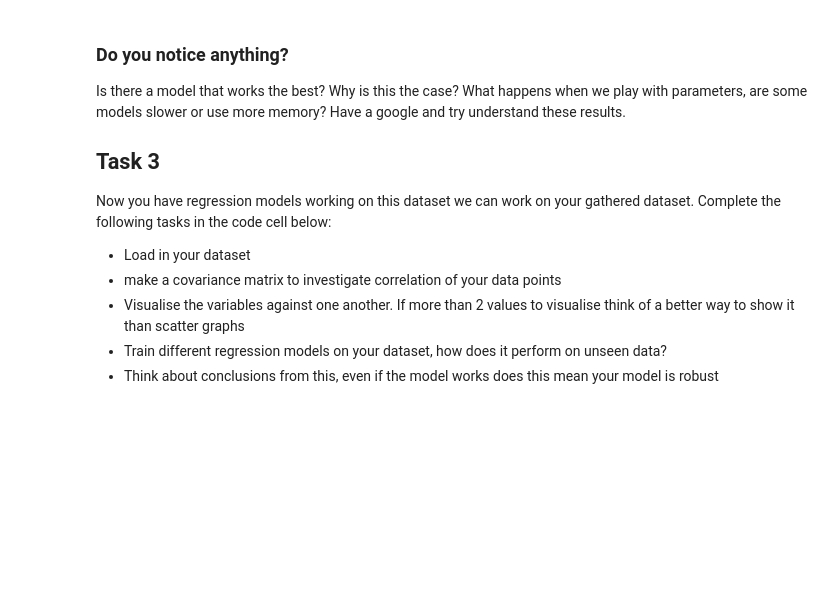
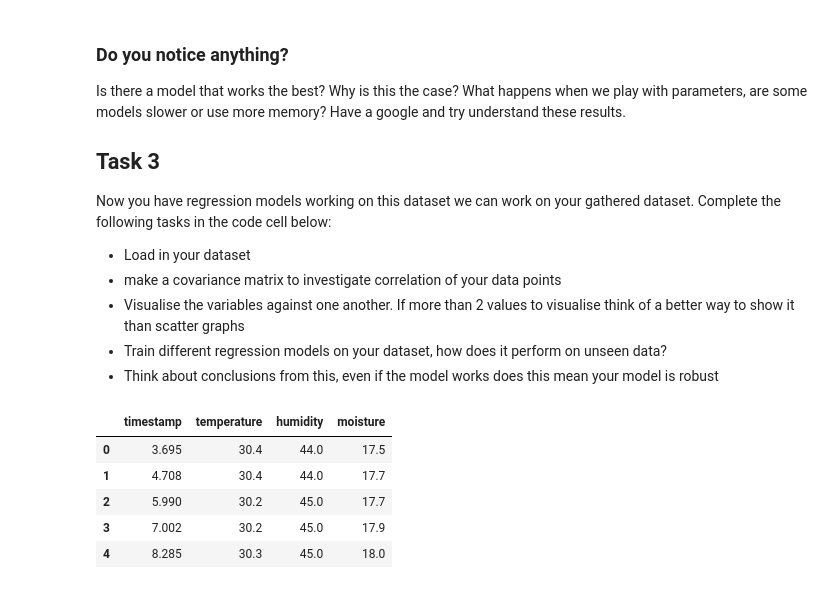
Before and after one commit to CoderEli/Datalogging-and-machine-learning-course, a Jupyter notebook: Labs/Lab 6/lab.ipynb, the cells around one changed output. Saved outputs shown, nothing was run; the diff lists cells and outputs as text; code cells hidden in the pictures; blank space fills up the shorter version.

```diff
--- a/Labs/Lab 6/lab.ipynb
+++ b/Labs/Lab 6/lab.ipynb
@@ -162,3 +246,17 @@ Now you have regression models working on this dataset we can work on your gathe
 - Visualise the variables against one another. If more than 2 values to visualise think of a better way to show it than scatter graphs
 - Train different regression models on your dataset, how does it perform on unseen data?
 - Think about conclusions from this, even if the model works does this mean your model is robust
+# %%
+# Load data files
+csv_files = glob.glob("moisture/*.csv")
+
+df = pd.concat([pd.read_csv(file) for file in csv_files], ignore_index=True)
+df.dropna()
+df.head()
+# %% [output]
+|  | timestamp | temperature | humidity | moisture |
+| 0 | 3.695 | 30.4 | 44.0 | 17.5 |
+| 1 | 4.708 | 30.4 | 44.0 | 17.7 |
+| 2 | 5.990 | 30.2 | 45.0 | 17.7 |
+| 3 | 7.002 | 30.2 | 45.0 | 17.9 |
+| 4 | 8.285 | 30.3 | 45.0 | 18.0 |
```
Also changed, not shown: parts of 12 cells of this notebook, 6 other files.
